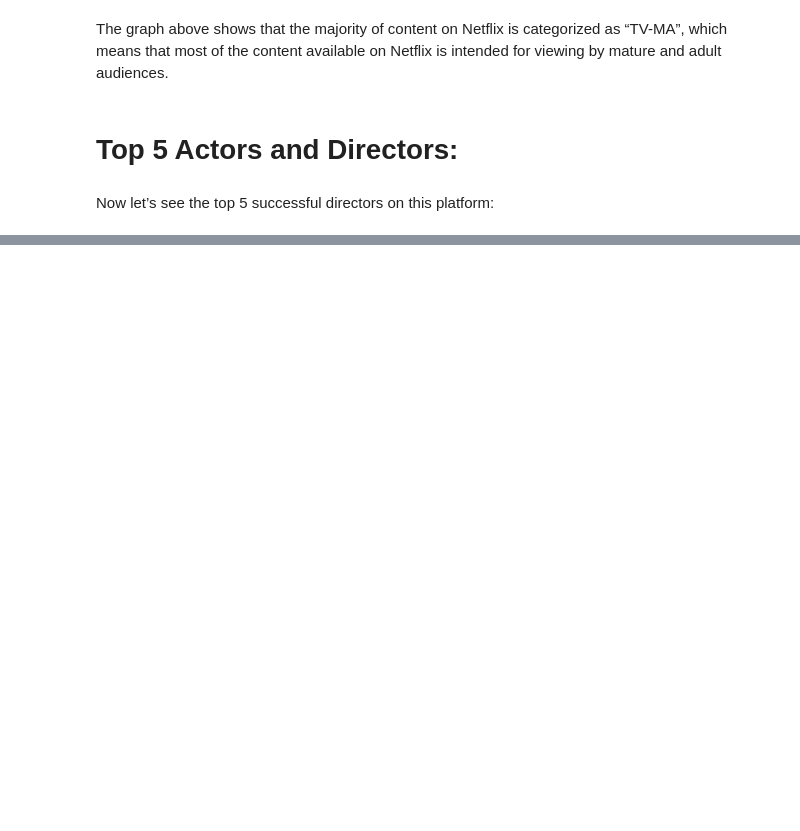
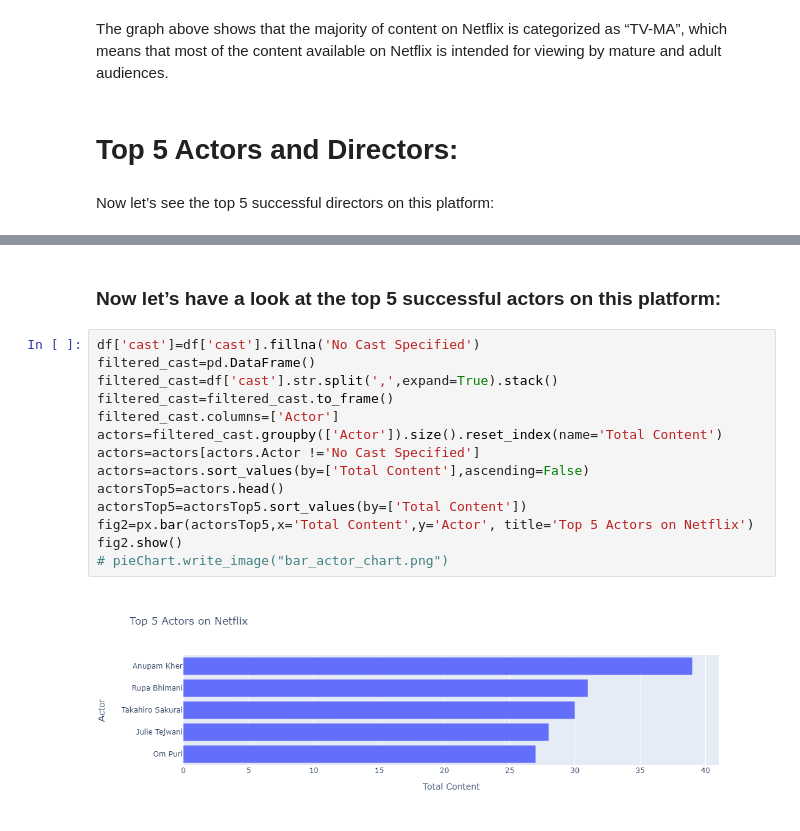
Before and after one commit to Rasel1435/Advanced-Data-Science-Machine-Learning-Projects, a Jupyter notebook: Netflix_Data_Analysis_with_Python/a_Preprocess/a_EDA.ipynb, the cells around one changed output, grey strips where cells are left out. Drawn from its saved outputs; the diff is of its cells as text; blank space fills up the shorter version.

```diff
--- a/Netflix_Data_Analysis_with_Python/a_Preprocess/a_EDA.ipynb
+++ b/Netflix_Data_Analysis_with_Python/a_Preprocess/a_EDA.ipynb
@@ -248,0 +260,18 @@ fig1.show()
+# %% [markdown]
+### Now let’s have a look at the top 5 successful actors on this platform:
+# %%
+df['cast']=df['cast'].fillna('No Cast Specified')
+filtered_cast=pd.DataFrame()
+filtered_cast=df['cast'].str.split(',',expand=True).stack()
+filtered_cast=filtered_cast.to_frame()
+filtered_cast.columns=['Actor']
+actors=filtered_cast.groupby(['Actor']).size().reset_index(name='Total Content')
+actors=actors[actors.Actor !='No Cast Specified']
+actors=actors.sort_values(by=['Total Content'],ascending=False)
+actorsTop5=actors.head()
+actorsTop5=actorsTop5.sort_values(by=['Total Content'])
+fig2=px.bar(actorsTop5,x='Total Content',y='Actor', title='Top 5 Actors on Netflix')
+fig2.show()
+# pieChart.write_image("bar_actor_chart.png")
+# %% [output]
+[figure, added]
```
Also changed, not shown: parts of 22 cells of this notebook, 15 other files.
